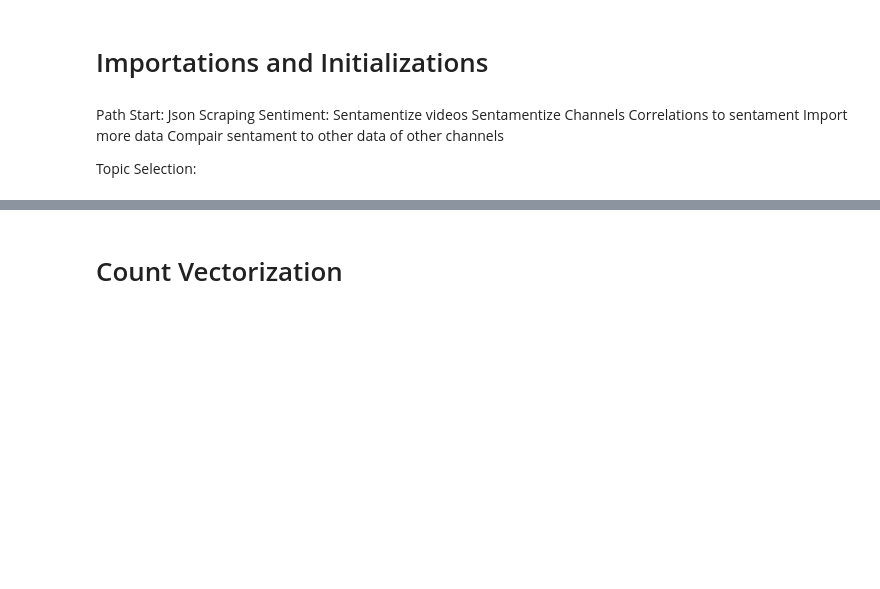
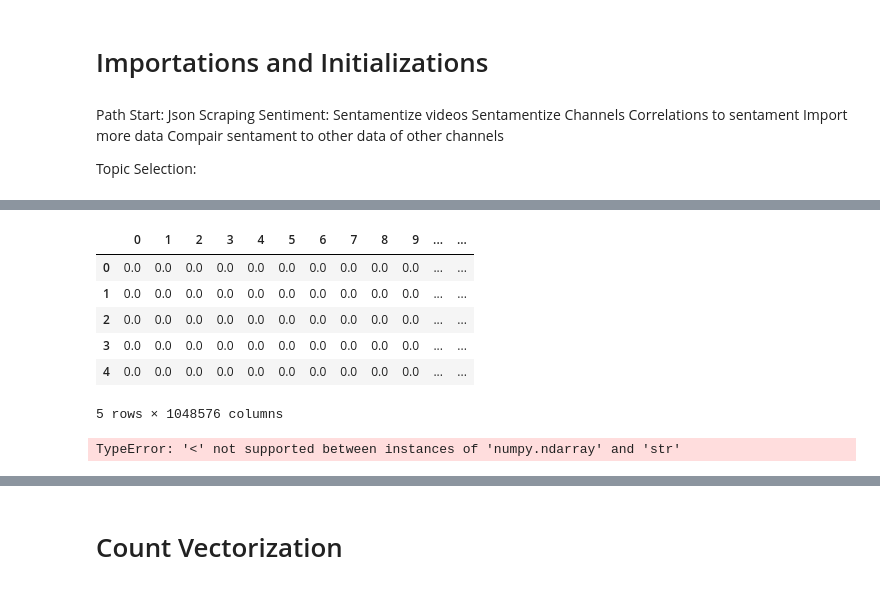
Before and after one commit to TerraJRiley/Youtube-Community-Toxicity, a Jupyter notebook: Laboritory/Category Lab.ipynb, the cells around one changed output, grey strips where cells are left out. Cells and saved outputs as stored; diff of their text form; code cells hidden in the pictures; blank space fills up the shorter version.

```diff
--- a/Laboritory/Category Lab.ipynb
+++ b/Laboritory/Category Lab.ipynb
@@ -108,0 +131,17 @@ memory usage: 34.6 GB
+# %%
+hvec_classes_data.head()#['y_value']# = classes_data['y_value']
+# %% [output]
+|  | 0 | 1 | 2 | 3 | 4 | 5 | 6 | 7 | 8 | 9 | ... | ... |
+| 0 | 0.0 | 0.0 | 0.0 | 0.0 | 0.0 | 0.0 | 0.0 | 0.0 | 0.0 | 0.0 | ... | ... |
+| 1 | 0.0 | 0.0 | 0.0 | 0.0 | 0.0 | 0.0 | 0.0 | 0.0 | 0.0 | 0.0 | ... | ... |
+| 2 | 0.0 | 0.0 | 0.0 | 0.0 | 0.0 | 0.0 | 0.0 | 0.0 | 0.0 | 0.0 | ... | ... |
+| 3 | 0.0 | 0.0 | 0.0 | 0.0 | 0.0 | 0.0 | 0.0 | 0.0 | 0.0 | 0.0 | ... | ... |
+| 4 | 0.0 | 0.0 | 0.0 | 0.0 | 0.0 | 0.0 | 0.0 | 0.0 | 0.0 | 0.0 | ... | ... |
+5 rows × 1048576 columns
+# %%
+classes_data.dropna(inplace=True)                                       # Drop NaN's
+classes_data.reset_index(inplace=True)                                  # Reset index
+hvec_classes_data = HashVec(classes_data)                               # Hash Vectorizing
+hvec_classes_data['y_value'] = classes_data['y_value']                  # Inserting target column
+# %% [output]
+TypeError: '<' not supported between instances of 'numpy.ndarray' and 'str'
```
Also changed, not shown: parts of 32 cells of this notebook.
